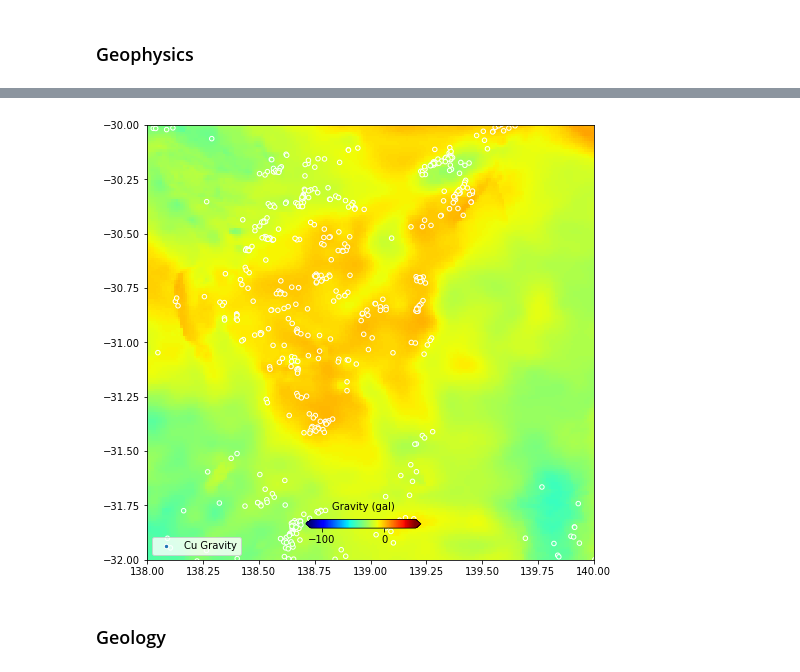
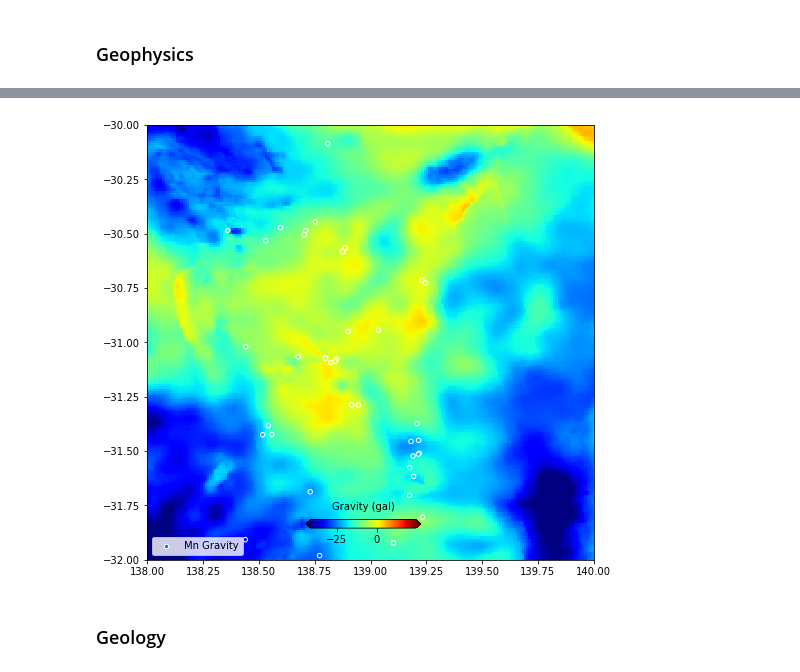
Before and after one commit to Sydney-Informatics-Hub/geopython-pawsey, a Jupyter notebook: _ipynb/01-build_the_data.ipynb, the cells around one changed output, grey strips where cells are left out. Saved outputs shown, nothing was run; the diff lists cells and outputs as text; code cells hidden in the pictures.

```diff
--- a/_ipynb/01-build_the_data.ipynb
+++ b/_ipynb/01-build_the_data.ipynb
@@ -390,5 +390,5 @@ indexes = td.apply(
 # %%
-td['res'] = data_res.loc[indexes].resistivity.values
-td
+td1['res'] = data_res.loc[indexes].resistivity.values
+td1
 # %% [output]
 |  | LONGITUDE | LATITUDE | res |
@@ -411,10 +411,10 @@ td
 # but this time we get the "distance to the point", rather than the value at that point.
 treefaults = scipy.spatial.cKDTree(faultsNeo)
 
-dists = td.apply(
+dists = td1.apply(
     lambda x: coregPoint(treefaults,np.array([x.LONGITUDE, x.LATITUDE]),100,retval='dists'), axis=1)
 # %%
-td['faults'] = dists
-td
+td1['faults'] = dists
+td1
 # %% [output]
 |  | LONGITUDE | LATITUDE | res | faults |
@@ -470,6 +470,6 @@ def rastersearch(latlon,raster,originx,originy,pixelx,pixely):
 
     return(zlist)
 # %%
-td['dem'] = rastersearch(td,z1,originx1,originy1,pixelx1,pixely1)
-td['mag'] = rastersearch(td,z2,originx2,originy2,pixelx2,pixely2)
-td['grav'] = rastersearch(td,z3,originx3,originy3,pixelx3,pixely3)
+td1['dem'] = rastersearch(td1,z1,originx1,originy1,pixelx1,pixely1)
+td1['mag'] = rastersearch(td1,z2,originx2,originy2,pixelx2,pixely2)
+td1['grav'] = rastersearch(td1,z3,originx3,originy3,pixelx3,pixely3)
@@ -492,28 +492,28 @@ td
 # %%
 # Check we got it right.
 # Plot a grid, and our interrogated points
 
 fig = plt.figure(figsize=(8,8))
 ax = plt.axes()
-im=plt.pcolormesh(x3,y3,z3,cmap='jet',shading='auto',vmin=min(td.grav),vmax=max(td.grav))
+im=plt.pcolormesh(x3,y3,z3,cmap='jet',shading='auto',vmin=min(td1.grav),vmax=max(td1.grav))
 #ax.plot(xval,yval,'grey',linestyle='--',linewidth=1,label='SA')
 #ax.plot(comm.LONGITUDE, comm.LATITUDE, marker='o', linestyle='',markersize=5, color='y',label=commname+" Deposits")
 
-ax.scatter(td.LONGITUDE, td.LATITUDE, s=20, c=td.grav,
-           label=commname+" Gravity",cmap='jet',vmin=min(td.grav),vmax=max(td.grav),edgecolors='white')
+ax.scatter(td1.LONGITUDE, td1.LATITUDE, s=20, c=td1.grav,
+           label=commname+" Gravity",cmap='jet',vmin=min(td1.grav),vmax=max(td1.grav),edgecolors='white')
 
 plt.xlim(138,140)
 plt.ylim(-32,-30)
 plt.legend(loc=3)
 
 cbaxes = fig.add_axes([0.40, 0.18, 0.2, 0.015])
 cbar = plt.colorbar(im, cax = cbaxes,orientation="horizontal",extend='both')
 cbar.set_label('Gravity (gal)', labelpad=10)
 cbar.ax.xaxis.set_label_position('top')
 
 plt.show()
 # %% [output]
-[figure, old version]
+[figure, new version]
 # %% [markdown]
 ### Geology
 # %%
```
Also changed, not shown: parts of 42 cells of this notebook, 9 other files.
